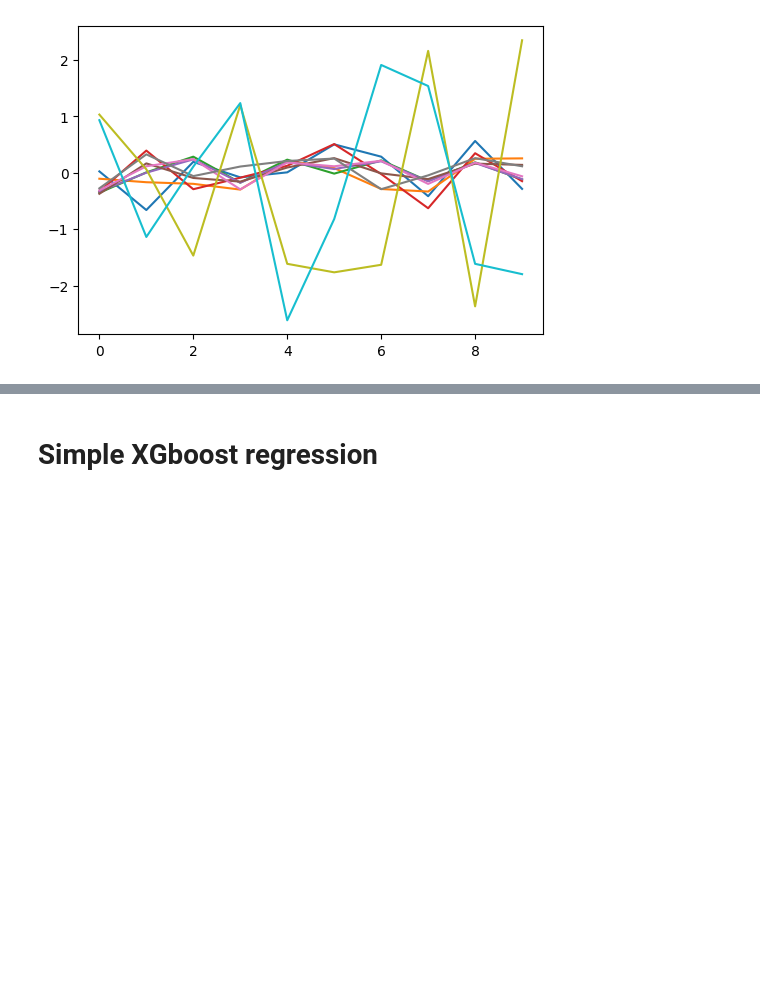
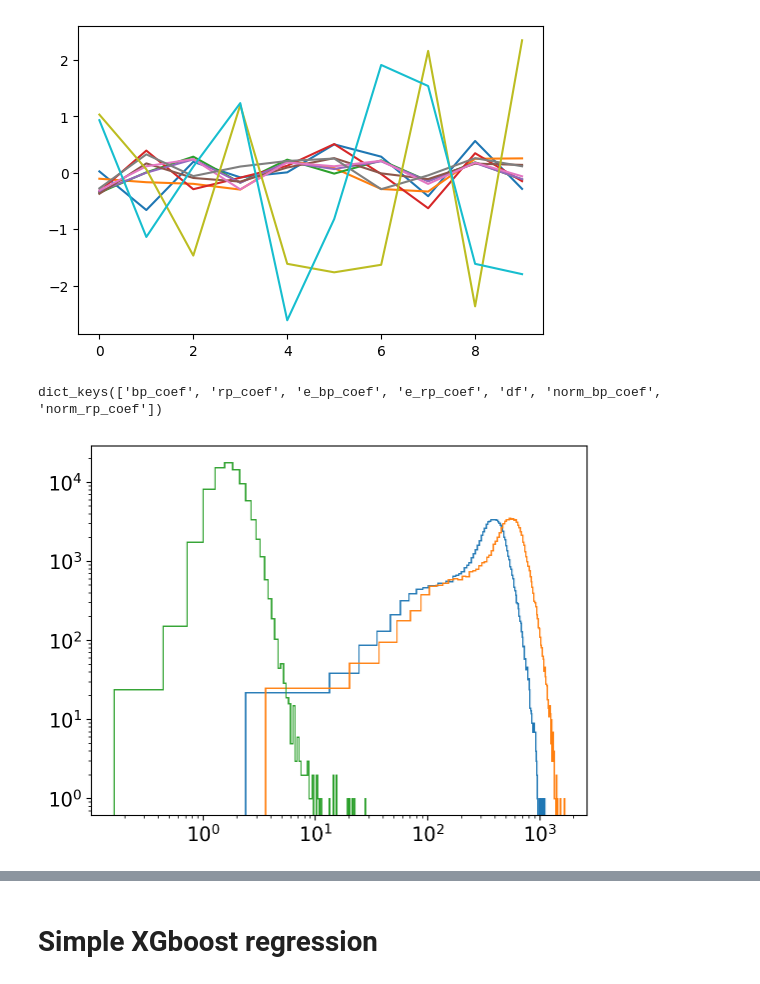
Before and after one commit to jiadonglee/aspgap, a Jupyter notebook: docs/gaiaXP_pre.ipynb, the cells around one changed output, grey strips where cells are left out. Saved outputs shown, nothing was run; the diff lists cells and outputs as text; code cells hidden in the pictures; blank space fills up the shorter version.

```diff
--- a/docs/gaiaXP_pre.ipynb
+++ b/docs/gaiaXP_pre.ipynb
@@ -295,0 +407,27 @@ teff_max = data_cont['df'][['TEFF']].values.max()
+# %%
+data_cont.keys()
+# %% [output]
+dict_keys(['bp_coef', 'rp_coef', 'e_bp_coef', 'e_rp_coef', 'df', 'norm_bp_coef', 'norm_rp_coef'])
+# %%
+def l2norm(y):
+    return np.sqrt(np.sum(y**2, axis=1))
+
+
+snr_bp = l2norm(data_cont['bp_coef'])/l2norm(data_cont['e_bp_coef'])
+snr_rp = l2norm(data_cont['rp_coef'])/l2norm(data_cont['e_rp_coef'])
+
+
+snr_bp_10 = l2norm(data_cont['bp_coef'][:,:10])/l2norm(data_cont['e_bp_coef'][:,:10])
+snr_rp_10 = l2norm(data_cont['rp_coef'][:,:10])/l2norm(data_cont['e_rp_coef'][:,:10])
+
+
+snr_bp_55 = l2norm(data_cont['bp_coef'][:,10:55])/l2norm(data_cont['e_bp_coef'][:,10:55])
+snr_rp_55 = l2norm(data_cont['rp_coef'][:,10:55])/l2norm(data_cont['e_rp_coef'][:,10:55])
+# %%
+plt.hist(snr_bp, histtype='step', bins=100);
+plt.hist(snr_bp_10, histtype='step', bins=100);
+plt.hist(snr_bp_55, histtype='step', bins=100);
+plt.xscale('log')
+plt.yscale('log')
+# %% [output]
+[figure, added]
```
Also changed, not shown: parts of 54 cells of this notebook, 18 other files.
